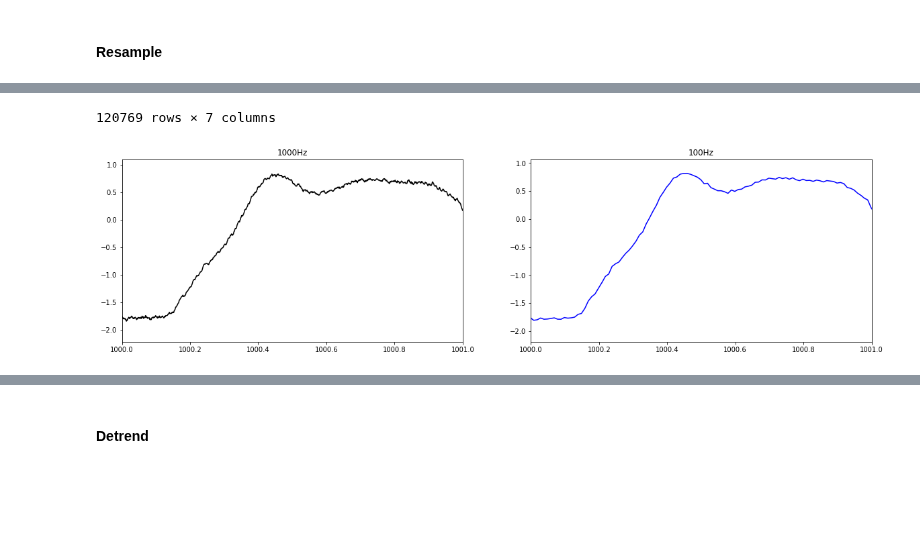
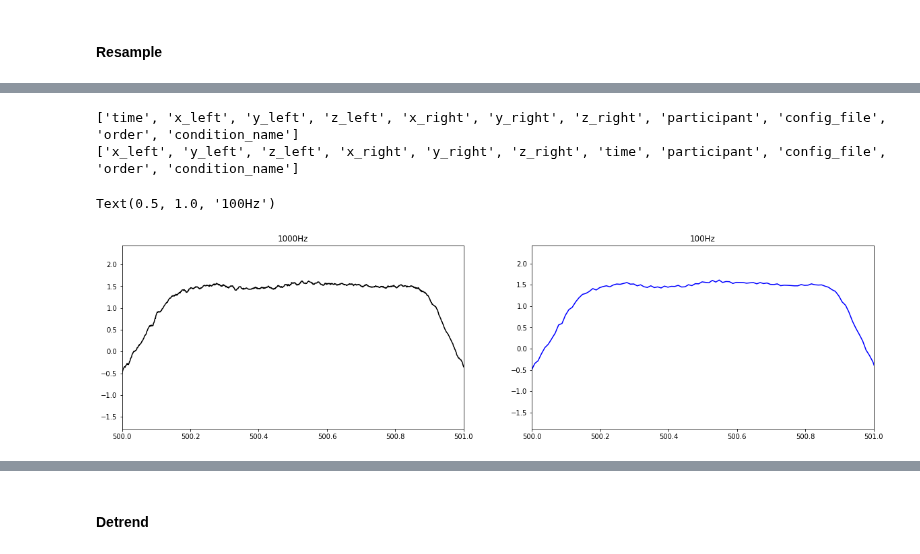
Before and after one commit to creamlab/treadmill, a Jupyter notebook: analysis/analysis.ipynb, the cells around one changed output, grey strips where cells are left out. Drawn from its saved outputs; the diff is of its cells as text; code cells hidden in the pictures; blank space fills up the shorter version.

```diff
--- a/analysis/analysis.ipynb
+++ b/analysis/analysis.ipynb
@@ -200,2 +112,0 @@ len(step_data_1.time)/(step_data_1.time.max()/1000)
-# %%
-sr = 1000
@@ -205,14 +112,0 @@ We wouldn't lose much by downsampling to 100Hz (10ms precision on the onset/dura
-# %%
-x = np.array(step_data_1['z_left'])
-t = np.array(step_data_1['time'])
-fig = plt.figure(figsize=(20,5))
-ax = fig.add_subplot(1,2,1)
-plt.plot(t/1000,x,'k')
-plt.xlim([1000, 1001])
-plt.title('%dHz'%sr)
-ax = fig.add_subplot(1,2,2)
-new_sr = 100
-(x,t)=signal.resample(x,t=t,num=int((len(x)/sr)*new_sr))
-plt.plot(t/1000,x,'b')
-plt.xlim([1000, 1001])
-plt.title('%dHz'%new_sr)
@@ -248,21 +200,19 @@ That trend is there for both dataset, so it's not a feature of the participant b
 # %% [markdown]
 #### Resample
-# %%
-sr = 1000
 # %%
-def resample_all_cols(df, sr, new_sr, time_col='time'):
-    # resample all cols except time_col to new_sr
+def resample_all_cols(df, sr=1000, new_sr=100, time_col='time'):
+    # resample all data columns to new_sr
+    # not in place (copies df to new df)
 
-    # list data columns (neither index nor time)
-    data_cols = list(df)
-    if time_col in data_cols:
-        data_cols.remove(time_col)
-    if 'index' in data_cols:
-        data_cols.remove('index')
+    # list data columns
+    data_cols = ['x_left','y_left','z_left','x_right','y_right','z_right']
+    non_data_cols = list(df)
+    for data_col in data_cols:
+        non_data_cols.remove(data_col)
+    non_data_cols.remove(time_col)
 
+    # resample data cols
     resampled_df = pd.DataFrame()
-    #data_numeric = weight_data[['time','x_left','y_left','z_left','x_right','y_right','z_right']].apply(pd.to_numeric)
-    #data_parameters = weight_data[['participant','config_file','order','condition_name']]
     for data_col in data_cols:
         data = np.array(df[data_col])
         time = np.array(df[time_col])
@@ -270,25 +220,40 @@ def resample_all_cols(df, sr, new_sr, time_col='time'):
                                 t=time,
                                 num = int((len(data)/sr)*new_sr))
         resampled_df[data_col] = new_data
+
+    # add resampled time
     resampled_df['time'] = new_time
+
+    # add non_data columns
+    resampled_df[non_data_cols] = df[non_data_cols]
+
     return resampled_df
 
 # test
-# resample to 100Hz
-rs_step_data_1 = resample_all_cols(step_data_1,sr,100)
+treadmill_data='treadmill_participant_1_order_1_21_06_15_10_04.csv'
+cols = ['time','x_left','y_left','z_left','x_right','y_right','z_right']
+treadmill_data = pd.read_csv('data/'+treadmill_data)
+treadmill_data[cols] = treadmill_data[cols].apply(pd.to_numeric)
+
+print(list(treadmill_data))
+
+rs_data = resample_all_cols(treadmill_data)
+
+print(list(rs_data))
+
+
 # plot original vs resampled
-x = np.array(step_data_1['z_left'])
-t = np.array(step_data_1['time'])
+x = np.array(treadmill_data['z_left'])
+t = np.array(treadmill_data['time'])
 fig = plt.figure(figsize=(20,5))
 ax = fig.add_subplot(1,2,1)
 plt.plot(t/1000,x,'k')
-plt.xlim([1000, 1001])
+plt.xlim([500, 501])
 plt.title('%dHz'%sr)
 ax = fig.add_subplot(1,2,2)
-x = np.array(rs_step_data_1['z_left'])
-t = np.array(rs_step_data_1['time'])
+x = np.array(rs_data['z_left'])
+t = np.array(rs_data['time'])
 plt.plot(t/1000,x,'b')
-plt.xlim([1000, 1001])
+plt.xlim([500, 501])
 plt.title('%dHz'%100)
-rs_step_data_1
 # %% [output]
@@ -307,2 +260,4 @@ rs_step_data_1
-120769 rows × 7 columns
+['time', 'x_left', 'y_left', 'z_left', 'x_right', 'y_right', 'z_right', 'participant', 'config_file', 'order', 'condition_name']
+['x_left', 'y_left', 'z_left', 'x_right', 'y_right', 'z_right', 'time', 'participant', 'config_file', 'order', 'condition_name']
+Text(0.5, 1.0, '100Hz')
-[figure, old version]
+[figure, new version]
```
Also changed, not shown: parts of 58 cells of this notebook, 3 other files.
